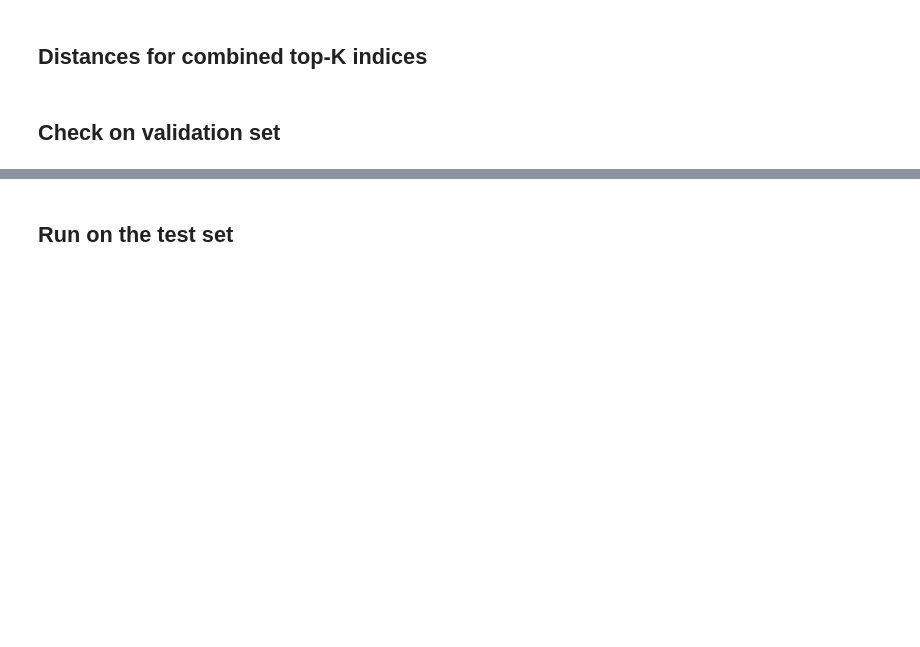
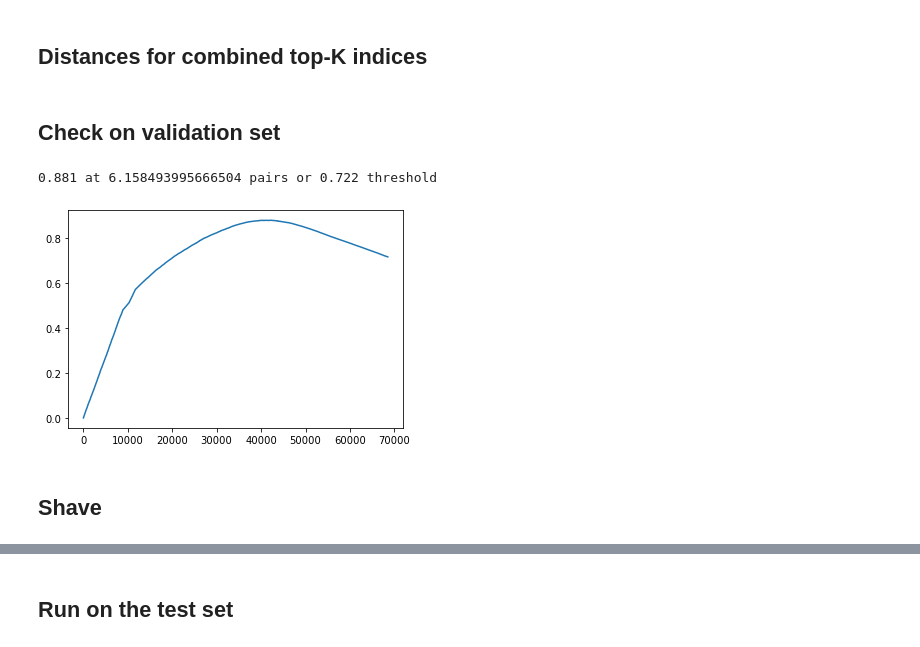
Before and after one commit to slawekslex/shopee, a Jupyter notebook: InferCombined.ipynb, the cells around one changed output, grey strips where cells are left out. Saved outputs shown, nothing was run; the diff lists cells and outputs as text; code cells hidden in the pictures; blank space fills up the shorter version.

```diff
--- a/InferCombined.ipynb
+++ b/InferCombined.ipynb
@@ -89,7 +89,7 @@ def generate_text_embs(dl):
     model.load_state_dict(state)
     model = EmbsModel(model).cuda().eval()
     embs, ys = embs_from_model(model, dl)
-    return embs, ys
+    return embs.half(), ys
 
 def generate_text_pairs(dl):
     embs, ys = generate_text_embs(dl)
@@ -158,7 +158,7 @@ def generate_image_embs(dl):
     model = model.cuda().eval()
     model.outputEmbs = True
     embs, ys = embs_from_model(model, dl)
-    return embs,ys
+    return embs.half(), ys
 
 def generate_image_pairs(dl):
     embs, ys = generate_image_embs(dl)
@@ -185,36 +185,43 @@ def combined_dists(img_embs, text_embs):
     return combined_inds, img_dists, text_dists
 # %% [markdown]
 ## Check on validation set
+# %%
+TRIAL_RUN=True
 # %%
 if TRIAL_RUN:
     img_embs,ys = generate_image_embs(dls_image.valid)
 
     text_embs,ys = generate_text_embs(text_dls.valid)
 
     target_matrix = ys[:,None]==ys[None,:]
     targets = [torch.where(t)[0].tolist() for t in target_matrix]
 
     combined_inds, img_dists, text_dists = combined_dists(img_embs, text_embs)
 
     # --- use max
-    max_dists = torch.max(img_dists, text_dists)
-    triplets = sorted_pairs(max_dists, combined_inds)[:len(img_embs)*10]
-    _=build_from_pairs(triplets, targets)
+#     max_dists = torch.max(img_dists, text_dists)
+#     triplets = sorted_pairs(max_dists, combined_inds)[:len(img_embs)*10]
+#     _=build_from_pairs(triplets, targets)
     # --- use and
     and_dists = img_dists+text_dists - img_dists*text_dists
     triplets = sorted_pairs(and_dists, combined_inds)[:len(img_embs)*10]
     _=build_from_pairs(triplets, targets)
     # --- used scaled and
-    img_params={'min_val': 0.26708984375, 'a': -3.8065830142124857, 'b': 4.92549411772561, 'c': 1.031201433949806}
-    text_params={'min_val': 0.68115234375, 'a': -785.4151875846186, 'b': 9.68828642715568, 'c': 1.0604532834375875}
-    img_scaler = functools.partial(do_scale, **img_params)
-    text_scaler = functools.partial(do_scale, **text_params)
+#     img_params={'min_val': 0.26708984375, 'a': -3.8065830142124857, 'b': 4.92549411772561, 'c': 1.031201433949806}
+#     text_params={'min_val': 0.68115234375, 'a': -785.4151875846186, 'b': 9.68828642715568, 'c': 1.0604532834375875}
+#     img_scaler = functools.partial(do_scale, **img_params)
+#     text_scaler = functools.partial(do_scale, **text_params)
 
-    scaled_img = img_scaler(img_dists)
-    scaled_txt = text_scaler(text_dists)
-    and_scaled = scaled_txt+scaled_img - scaled_txt*scaled_img
-    triplets = sorted_pairs(and_scaled, combined_inds)[:len(img_embs)*10]
-    _=build_from_pairs(triplets, targets)
+#     scaled_img = img_scaler(img_dists)
+#     scaled_txt = text_scaler(text_dists)
+#     and_scaled = scaled_txt+scaled_img - scaled_txt*scaled_img
+#     triplets = sorted_pairs(and_scaled, combined_inds)[:len(img_embs)*10]
+#     _=build_from_pairs(triplets, targets)
+# %% [output]
+0.881 at 6.158493995666504 pairs or 0.722 threshold
+[figure, added]
+# %% [markdown]
+## Shave
 # %%
 if TRIAL_RUN:
     groups =group_and_shave(and_dists, combined_inds, train_df)
```
Also changed, not shown: parts of 18 cells of this notebook, 3 other files.
